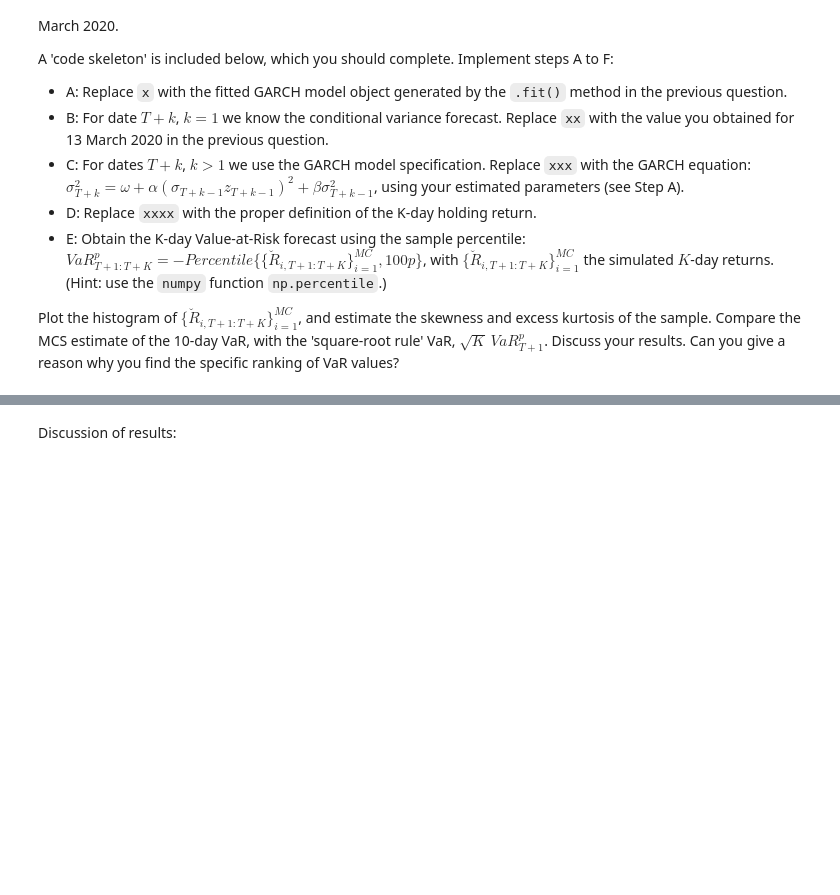
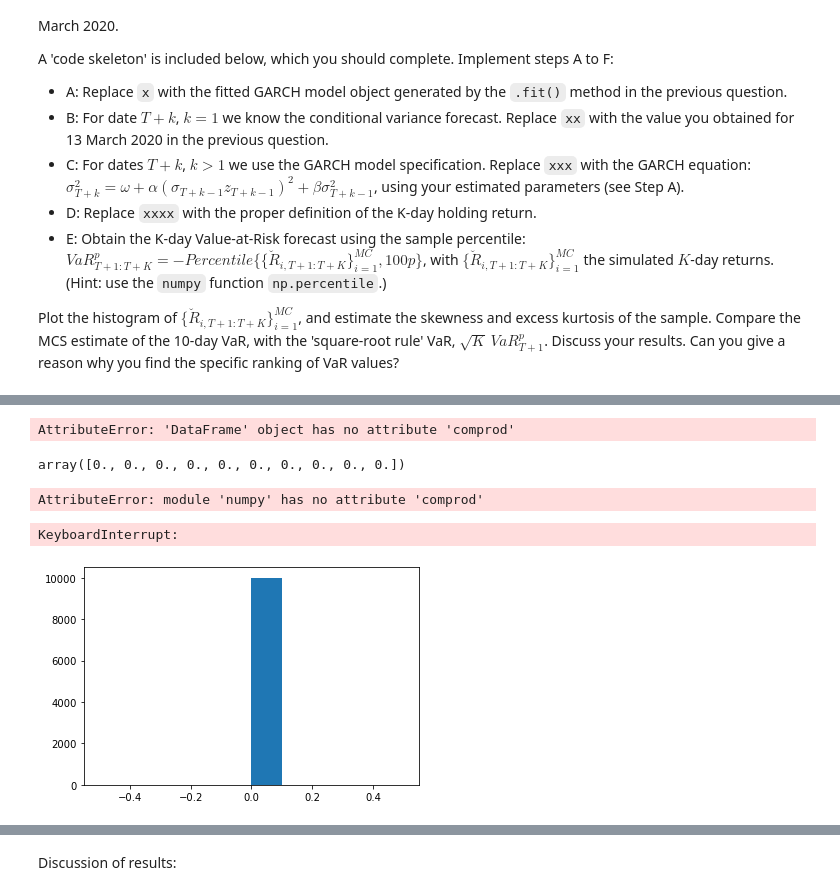
Before and after one commit to Jaykim1234/Advanced-Risk-Management, a Jupyter notebook: Group Assignments/Assignment 2/Assignment2_2022_v2.ipynb, the cells around one changed output, grey strips where cells are left out. Cells and saved outputs as stored; diff of their text form; code cells hidden in the pictures; blank space fills up the shorter version.

```diff
--- a/Group Assignments/Assignment 2/Assignment2_2022_v2.ipynb
+++ b/Group Assignments/Assignment 2/Assignment2_2022_v2.ipynb
@@ -139,4 +206,23 @@ Plot the histogram of $\{\check{R}_{i,T+1:T+K}\}_{i=1}^{MC}$, and estimate the s
+# %%
+np.append(sim_returns, 'hek')
+pd.DataFrame(sim_returns).comprod()
+# %% [output]
+AttributeError: 'DataFrame' object has no attribute 'comprod'
+# %%
+type(sim_returns)
+sim_returns = np.zeros([K,1])
+
+np.cumprod(sim_returns)
+# %% [output]
+array([0., 0., 0., 0., 0., 0., 0., 0., 0., 0.])
+# %%
+np.comprod(sim_returns, axis=1)
+# %% [output]
+AttributeError: module 'numpy' has no attribute 'comprod'
 # %%
+import random
+random.seed(0)
+
 MC = 10000 # amount of Monte Carlo replications
 VaR_level = 0.01 # the Value-at-Risk parameter `p`
 
@@ -171,15 +257,28 @@ for i in range(MC): # we enter the `for loop' of Monte Carlo replications. In ea
             sim_condvariance[k] = omega + alpha * (np.sqrt(sim_condvariance[k-1]) * sim_shocks[k-1,i])**2 + beta * sim_condvariance[k-1]
 
         # calculate and save the simulated return
-        sim_returns[k] = mu + np.sqrt(sim_condvariance[k]) * sim_shocks[k,i];
+        sim_returns[k] = mu + np.sqrt(sim_condvariance[k]) * sim_shocks[k, i];
 
     # estimate cumulative holding period return and save it as element 'i' in the (MC x 1) vector of sim_cumulative_returns
     #---! STEP D:
-    sim_cumulative_returns[i] = sum(sim_returns)
+    sim_cumulative_returns[i] = sim_returns.sum()
 
 # now we have simulated the cumulative returns for each of our Monte Carlo iterations we can estimate the Value-at-Risk using the sample percentile function
 #---! Step E:
-VaR = np.percentile(sim_cumulative_returns, 100 * VaR_level)
+VaR = -np.percentile(sim_cumulative_returns, 100 * VaR_level)
+# %% [output]
+KeyboardInterrupt:
+# %%
+plt.hist(sim_cumulative_returns, bins= 10)
+plt.show()
+
+from scipy.stats import skew, kurtosis
+
+# Skewness
+sk = skew(sim_cumulative_returns, bias= False)
+kt = kurtosis(sim_cumulative_returns, bias= False)
+# %% [output]
+[figure, added]
 # %%
 VaR
 # %% [output]
```
Also changed, not shown: parts of 5 cells of this notebook, 1 other file.
